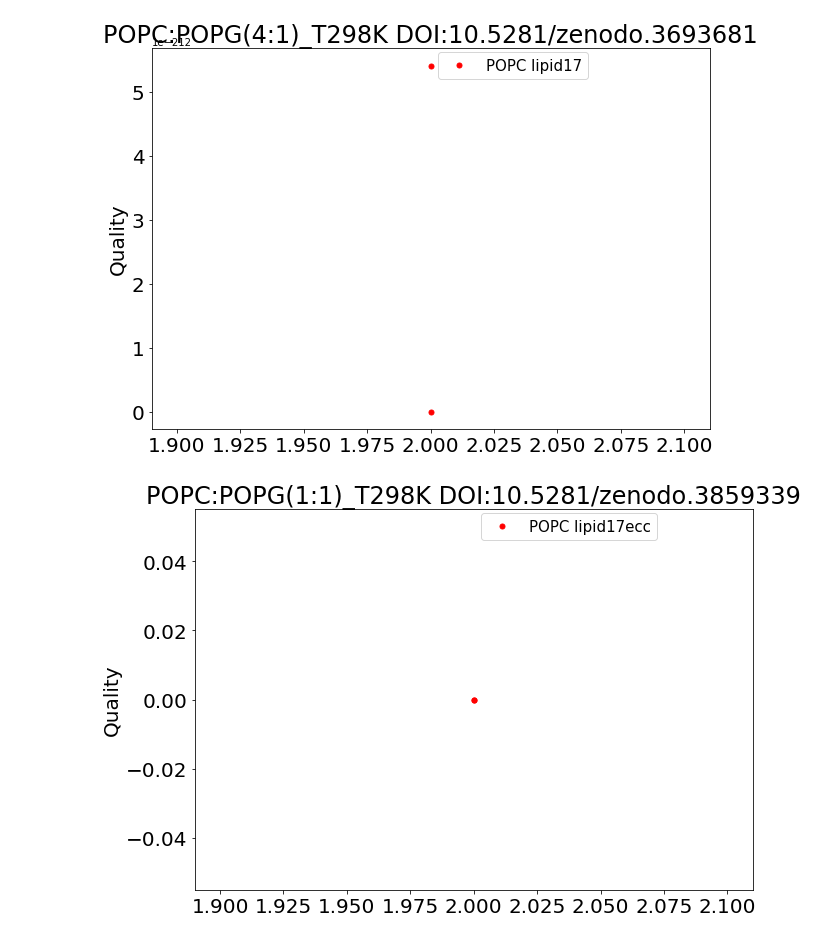
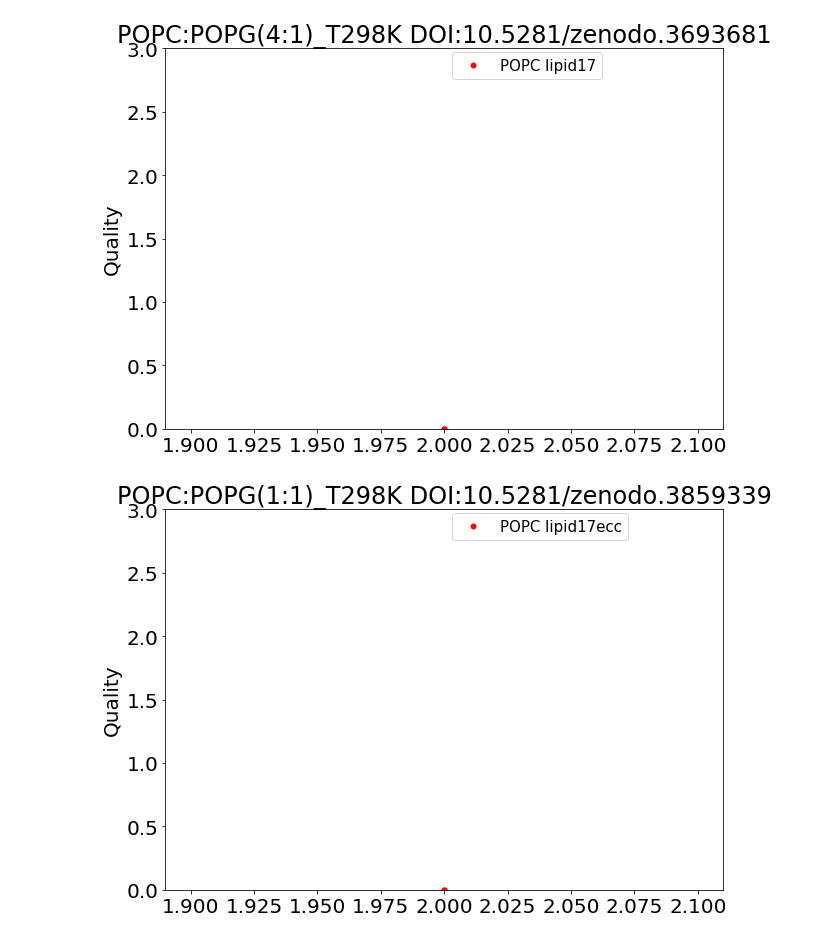
Before and after one commit to nencini/expDATABANK, a Jupyter notebook: scripts/plotQuality.ipynb, the cells around one changed output. Drawn from its saved outputs; the diff is of its cells as text; code cells hidden in the pictures.

```diff
--- a/scripts/plotQuality.ipynb
+++ b/scripts/plotQuality.ipynb
@@ -84,7 +84,7 @@ for subdir, dirs, files in os.walk(r'/media/akiirikk/DATADRIVE1/tietokanta/expDA
                         plt.ylabel('Quality', fontsize=20)
                         plt.xticks(fontsize=20)
                         plt.yticks(fontsize=20)
-                        plt.ylim(0,5)
+                        plt.ylim(0,3)
                         plt.title(readme['SYSTEM'] + " DOI:" + doi, fontsize=24)
 # %% [output]
 /media/akiirikk/DATADRIVE1/tietokanta/expDATABANK/Data/QualityEvaluation/1b2/6e6/1b26e6c750b4f39c37770422cd4d3c40240cf111/995bc873b811ca09c916b47784fa33bb9d793732/POPS_OrderParameters.json
@@ -107,2 +107,2 @@ for subdir, dirs, files in os.walk(r'/media/akiirikk/DATADRIVE1/tietokanta/expDA
-[figure, old version]
+[figure, new version]
-[figure, old version]
+[figure, new version]
```
Also changed, not shown: parts of 1 cell of this notebook, 8 other files.
